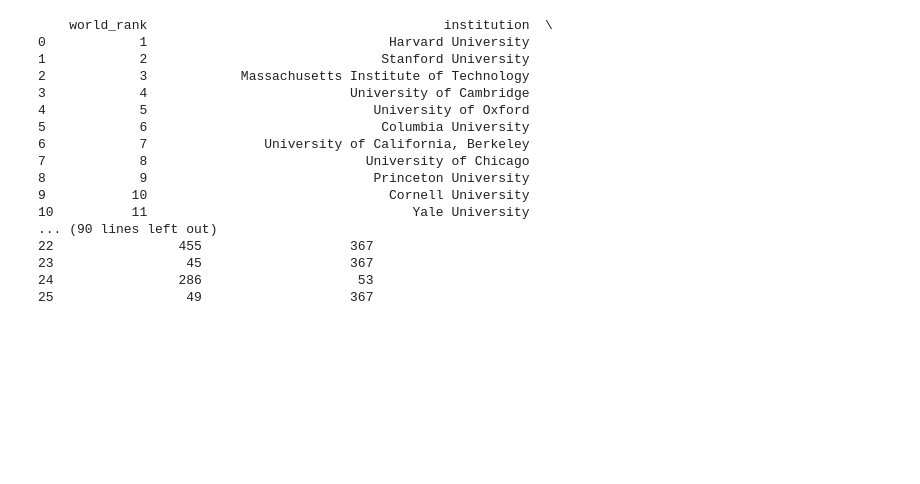
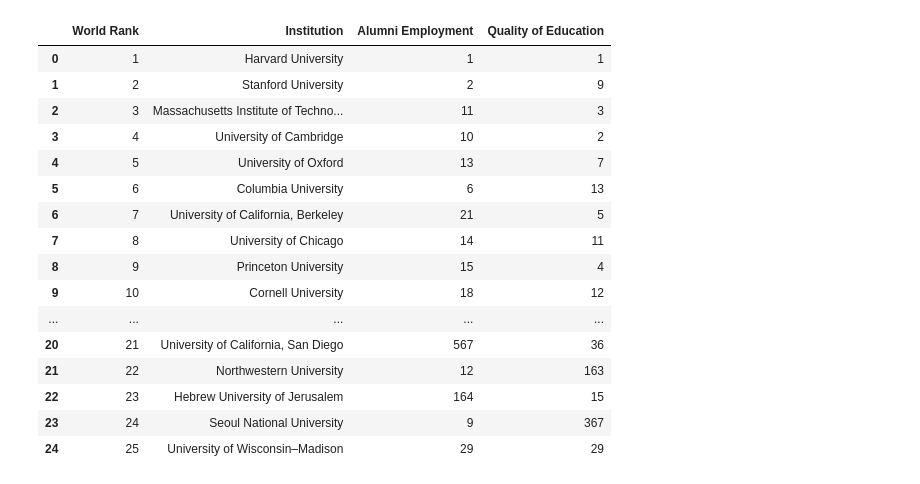
Before and after one commit to apryllc/higheredstats, a Jupyter notebook: Python Higher Ed Project.ipynb, the cells around one changed output. Cells and saved outputs as stored; diff of their text form; code cells hidden in the pictures; blank space fills up the shorter version.

```diff
--- a/Python Higher Ed Project.ipynb
+++ b/Python Higher Ed Project.ipynb
@@ -20,26 +29,25 @@ university_db.to_sql('university_table', sqlite3.connect('university.db'), if_ex
 # %%
 # this is a variable for the SQL connection
 connection = sqlite3.connect('university.db')
-# reading from SQL database
-unitop25_df = pd.read_sql_query('SELECT world_rank, institution, alumni_employment, quality_of_education FROM university_table WHERE world_rank < 25 AND year = 2015 ORDER BY world_rank', connection)
-print(unitop25_df)
-unibottom25_df = pd.read_sql_query('SELECT world_rank, institution, alumni_employment, quality_of_education FROM university_table WHERE world_rank BETWEEN 75 AND 100 AND year = 2015 ORDER BY world_rank', connection)
-print(unibottom25_df)
+
+# selecting top 25 universities and saving them to a variable
+unitop25_df = pd.read_sql_query('SELECT world_rank AS "World Rank", institution AS "Institution", alumni_employment AS "Alumni Employment", quality_of_education AS "Quality of Education" FROM university_table WHERE world_rank < 26 AND year = 2015 ORDER BY world_rank', connection)
+unitop25_df
 # %% [output]
-    world_rank                                      institution  \
-0            1                               Harvard University
-1            2                              Stanford University
-2            3            Massachusetts Institute of Technology
-3            4                          University of Cambridge
-4            5                             University of Oxford
-5            6                              Columbia University
-6            7               University of California, Berkeley
-7            8                            University of Chicago
-8            9                             Princeton University
-9           10                               Cornell University
-10          11                                  Yale University
-... (90 lines left out)
-22                455                   367
-23                 45                   367
-24                286                    53
-25                 49                   367
+|  | World Rank | Institution | Alumni Employment | Quality of Education |
+| 0 | 1 | Harvard University | 1 | 1 |
+| 1 | 2 | Stanford University | 2 | 9 |
+| 2 | 3 | Massachusetts Institute of Techno... | 11 | 3 |
+| 3 | 4 | University of Cambridge | 10 | 2 |
+| 4 | 5 | University of Oxford | 13 | 7 |
+| 5 | 6 | Columbia University | 6 | 13 |
+| 6 | 7 | University of California, Berkeley | 21 | 5 |
+| 7 | 8 | University of Chicago | 14 | 11 |
+| 8 | 9 | Princeton University | 15 | 4 |
+| 9 | 10 | Cornell University | 18 | 12 |
+| ... | ... | ... | ... | ... |
+| 20 | 21 | University of California, San Diego | 567 | 36 |
+| 21 | 22 | Northwestern University | 12 | 163 |
+| 22 | 23 | Hebrew University of Jerusalem | 164 | 15 |
+| 23 | 24 | Seoul National University | 9 | 367 |
+| 24 | 25 | University of Wisconsin–Madison | 29 | 29 |
```
Also changed, not shown: parts of 7 cells of this notebook, 1 other file.
